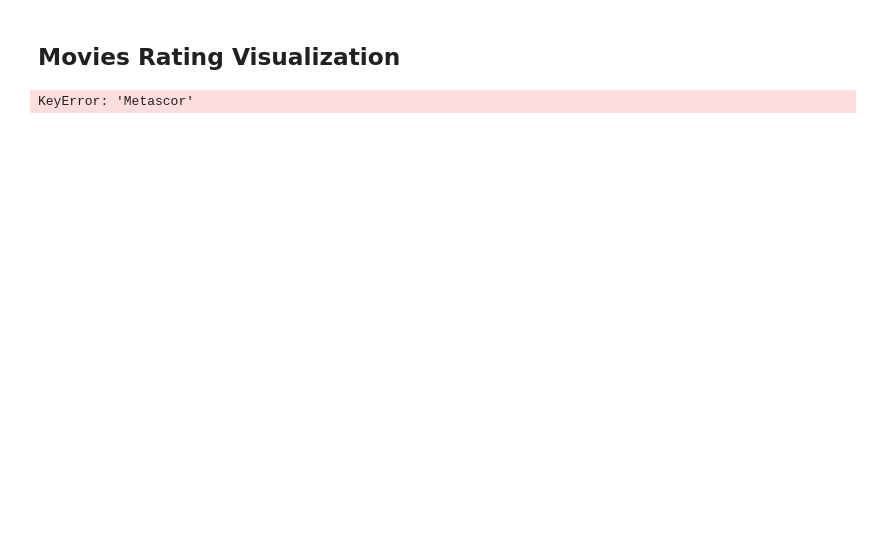
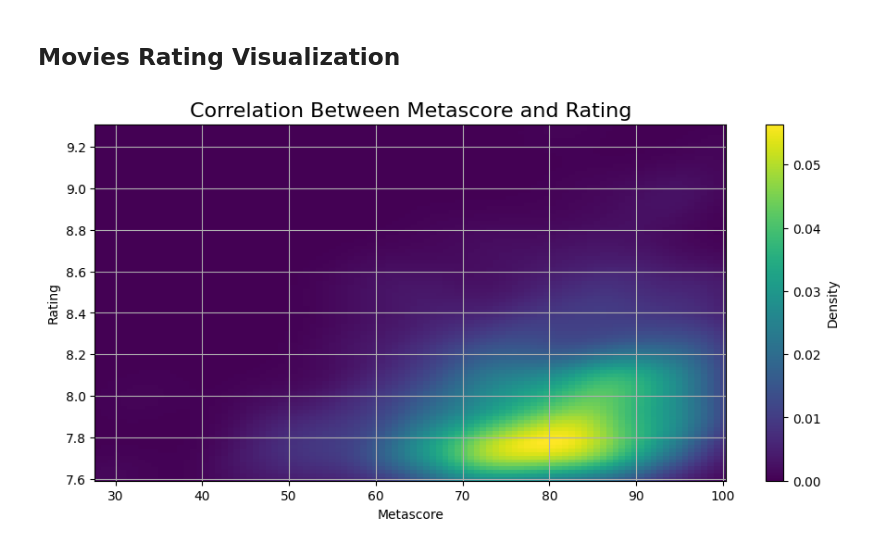
Before and after one commit to kelashkumar-iba/Movies-Rating-Visualization, a Jupyter notebook: Movie_Ratings_Visualization.ipynb, the cells around one changed output. Cells and saved outputs as stored; diff of their text form; code cells hidden in the pictures; blank space fills up the shorter version.

Commit message:
Data Visualization

```diff
--- a/Movie_Ratings_Visualization.ipynb
+++ b/Movie_Ratings_Visualization.ipynb
@@ -5,32 +5,32 @@ import numpy as np
 import pandas as pd
 import matplotlib.pyplot as plt
 from scipy.stats import gaussian_kde
 
 # Load the dataset
 movies_df = pd.read_csv("D:\\DataCamp\\Datasets\\movies.csv")
 
 # Remove rows with missing Metascore
 movies_df.dropna(subset=['Metascore'], inplace=True)
 
 # Calculate kernel density estimate for KDE plot
-x = movies_df['Metascor']
+x = movies_df['Metascore']
 y = movies_df['rating']
 k = gaussian_kde(np.vstack([x, y]))
 
 # Evaluate KDE on a grid
 xmin, xmax = x.min(), x.max()
 ymin, ymax = y.min(), y.max()
 xi, yi = np.mgrid[xmin:xmax:100j, ymin:ymax:100j]
 zi = k(np.vstack([xi.flatten(), yi.flatten()]))
 
 # Plot KDE
 plt.figure(figsize=(11, 5))
 plt.title('Correlation Between Metascore and Rating', fontsize=16)
 plt.xlabel('Metascore')
 plt.ylabel('Rating')
 plt.grid(True)
 plt.pcolormesh(xi, yi, zi.reshape(xi.shape), cmap='viridis')
 plt.colorbar(label='Density')
 plt.show()
 # %% [output]
-KeyError: 'Metascor'
+[figure, added]
```
